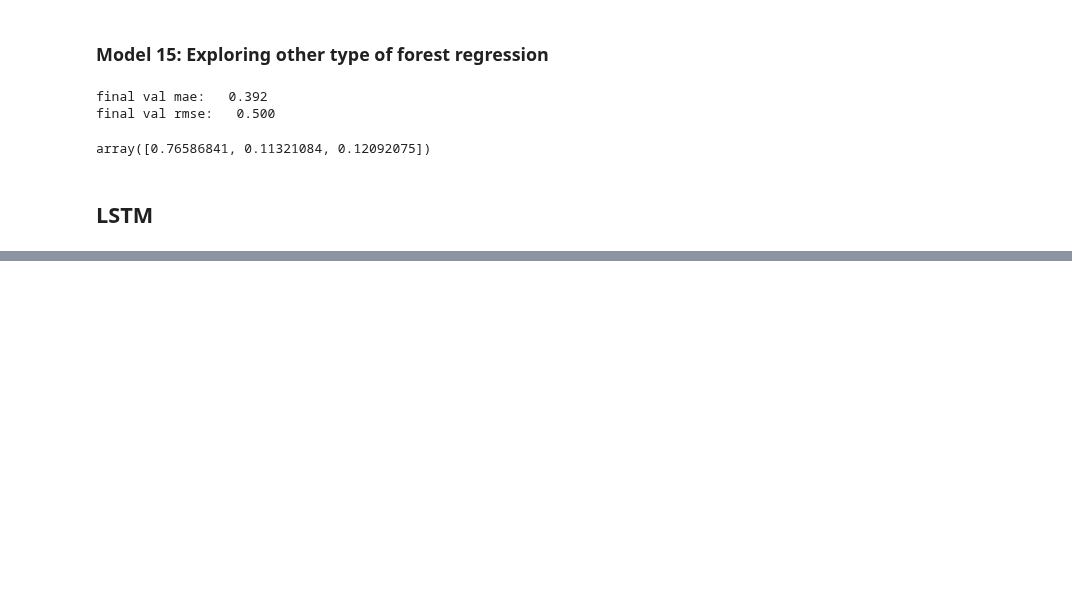
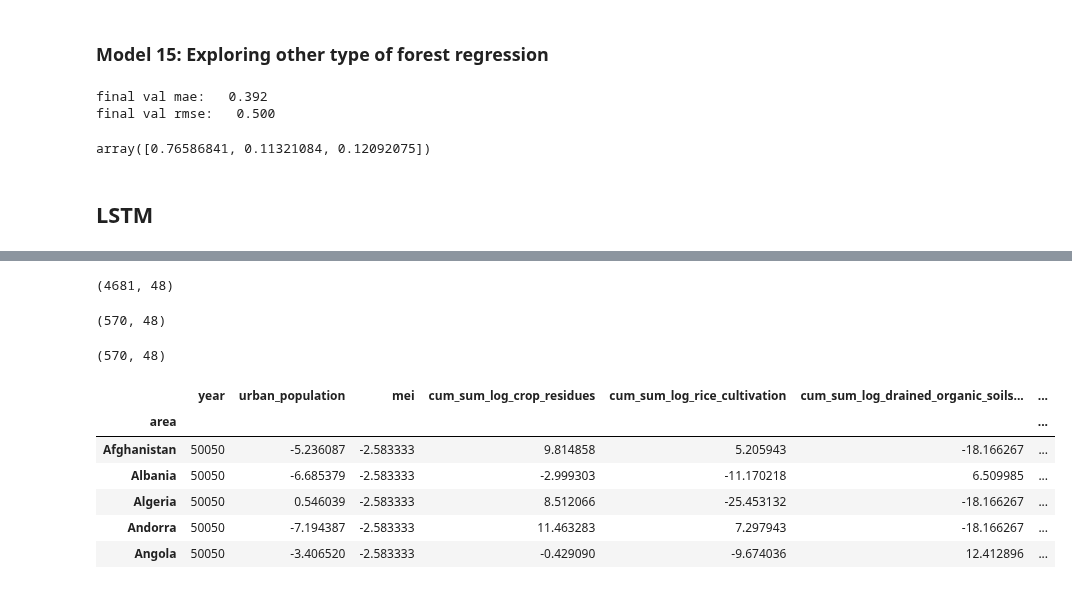
Before and after one commit to fayesimone/agriculture_emissions_prediction, a Jupyter notebook: Model_Building.ipynb, the cells around one changed output, grey strips where cells are left out. Cells and saved outputs as stored; diff of their text form; code cells hidden in the pictures; blank space fills up the shorter version.

Commit message:
another attempt at LSTM model

```diff
--- a/Model_Building.ipynb
+++ b/Model_Building.ipynb
@@ -1618,7 +1449,48 @@ output = model_lstm(x_train[features])
 # %%
-x_train_temp = x_train.sort_values(['area','year']).reset_index(drop=True)
-x_train_temp.shape
+train_lstm = train.sort_values(['area','year']).reset_index(drop=True)
+train.shape
+# %% [output]
+(4681, 48)
+# %%
+val_lstm = val.sort_values(['area','year']).reset_index(drop=True)
+val.shape
+# %% [output]
+(570, 48)
+# %%
+test_lstm = test.sort_values(['area','year']).reset_index(drop=True)
+test.shape
+# %% [output]
+(570, 48)
+# %%
+features = ['year',
+            'area',
+            'sub-region',
+            'urban_population',
+            'mei',
+            'cum_sum_log_crop_residues',
+            'cum_sum_log_rice_cultivation',
+            'cum_sum_log_drained_organic_soils_co2',
+            'cum_sum_log_net_forest_conversion',
+            'cum_sum_log_fires',
+            'cum_sum_log_manure_mgmt',
+            'cum_sum_log_food_systems',
+            'cum_sum_log_ippu_tot',
+            'cum_sum_log_on_farm_energy_use',
+            'cum_sum_forestland',
+            'average_temperature_°c']
+
+train_lstm = train_lstm[features]
+val_lstm = val_lstm[features]
+test_lstm = test_lstm[features]
 # %%
-agg_x_train = x_train_temp.groupby('area').sum()
-agg_x_train.head()
+agg_train = train_lstm.groupby('area').sum()
+agg_train.head()
+# %% [output]
+|  | year | urban_population | mei | cum_sum_log_crop_residues | cum_sum_log_rice_cultivation | cum_sum_log_drained_organic_soils... | ... |
+| area |  |  |  |  |  |  | ... |
+| Afghanistan | 50050 | -5.236087 | -2.583333 | 9.814858 | 5.205943 | -18.166267 | ... |
+| Albania | 50050 | -6.685379 | -2.583333 | -2.999303 | -11.170218 | 6.509985 | ... |
+| Algeria | 50050 | 0.546039 | -2.583333 | 8.512066 | -25.453132 | -18.166267 | ... |
+| Andorra | 50050 | -7.194387 | -2.583333 | 11.463283 | 7.297943 | -18.166267 | ... |
+| Angola | 50050 | -3.406520 | -2.583333 | -0.429090 | -9.674036 | 12.412896 | ... |
 # %%
```
Also changed, not shown: parts of 33 cells of this notebook.
